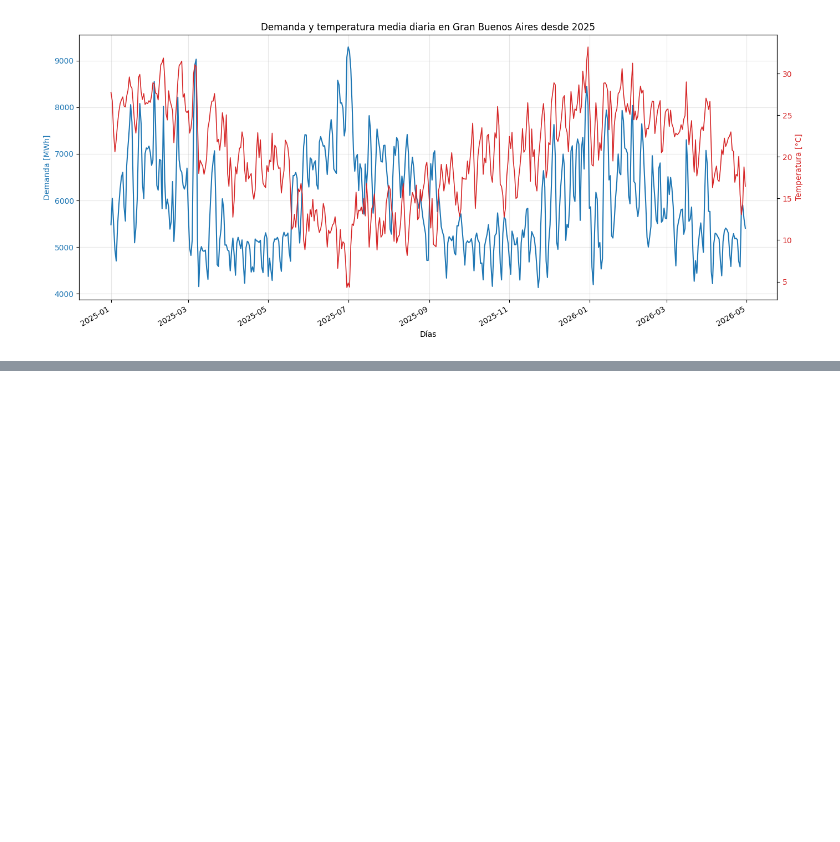
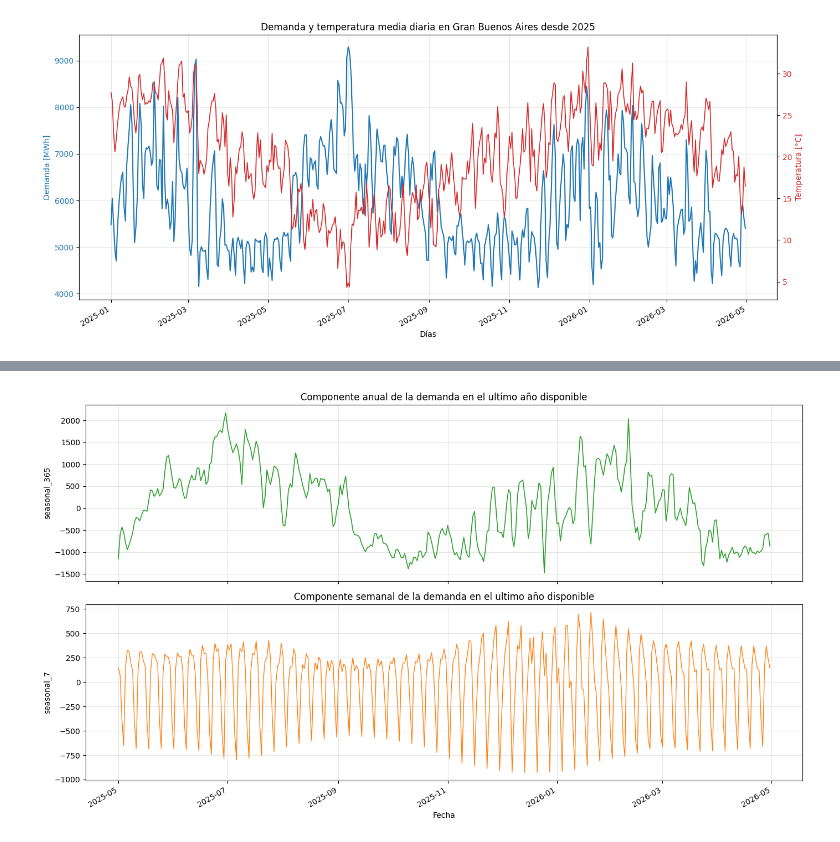
Before and after one commit to joral315/AST1_TF, a Jupyter notebook: notebook_carga_demanda.ipynb, the cells around one changed output, grey strips where cells are left out. Saved outputs shown, nothing was run; the diff lists cells and outputs as text; code cells hidden in the pictures; blank space fills up the shorter version.

```diff
--- a/notebook_carga_demanda.ipynb
+++ b/notebook_carga_demanda.ipynb
@@ -143,0 +249,34 @@ plt.show()
+# %%
+seasonal_mstl_demanda = resultado_mstl_demanda.seasonal.copy()
+inicio_ultimo_anio = seasonal_mstl_demanda.index.max() - pd.Timedelta(days=364)
+seasonal_mstl_ultimo_anio = seasonal_mstl_demanda.loc[inicio_ultimo_anio:]
+
+# Se grafica un año para observar con mayor detalle las estacionalidades.
+fig, axes = plt.subplots(2, 1, figsize=(14, 8), sharex=True)
+
+axes[0].plot(
+    seasonal_mstl_ultimo_anio.index,
+    seasonal_mstl_ultimo_anio["seasonal_365"],
+    color="tab:green",
+    linewidth=1.2,
+)
+axes[0].set_ylabel("seasonal_365")
+axes[0].set_title("Componente anual de la demanda en el ultimo año disponible")
+axes[0].grid(True, alpha=0.3)
+
+axes[1].plot(
+    seasonal_mstl_ultimo_anio.index,
+    seasonal_mstl_ultimo_anio["seasonal_7"],
+    color="tab:orange",
+    linewidth=1.0,
+)
+axes[1].set_xlabel("Fecha")
+axes[1].set_ylabel("seasonal_7")
+axes[1].set_title("Componente semanal de la demanda en el ultimo año disponible")
+axes[1].grid(True, alpha=0.3)
+
+fig.autofmt_xdate()
+plt.tight_layout()
+plt.show()
+# %% [output]
+[figure, added]
```
Also changed, not shown: parts of 10 cells of this notebook.
